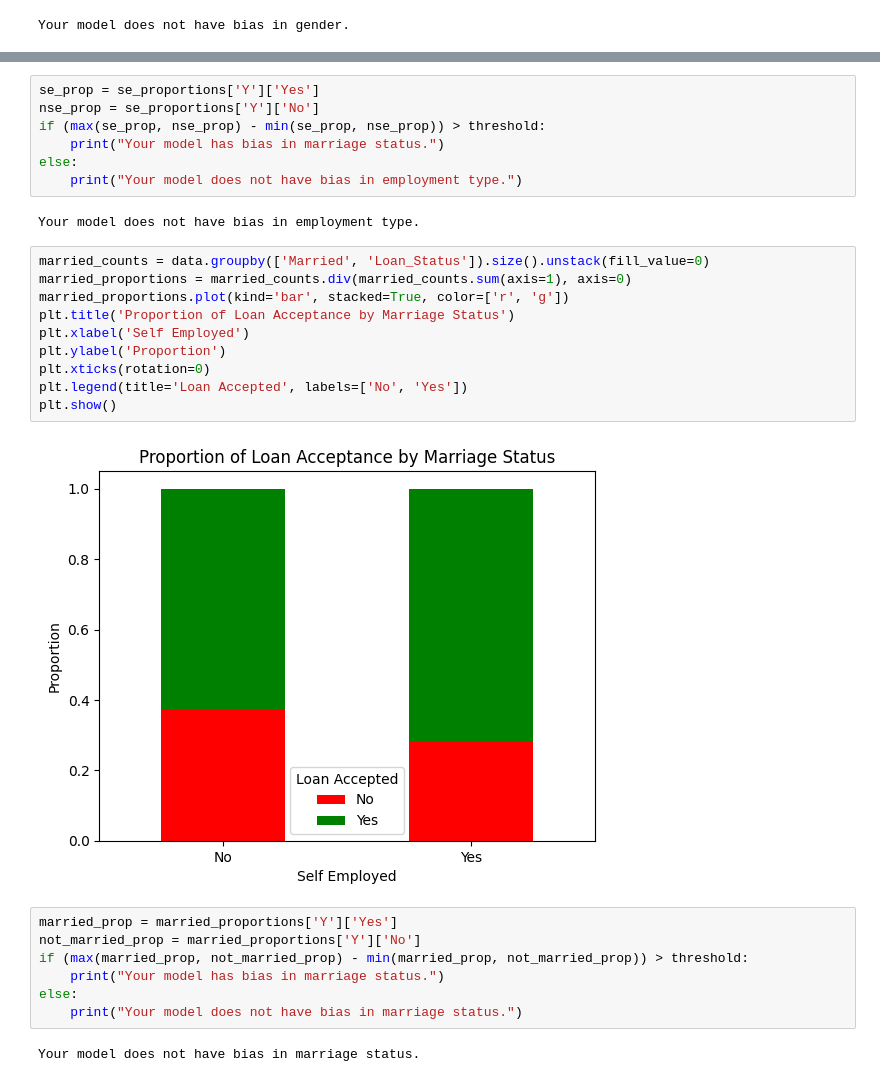
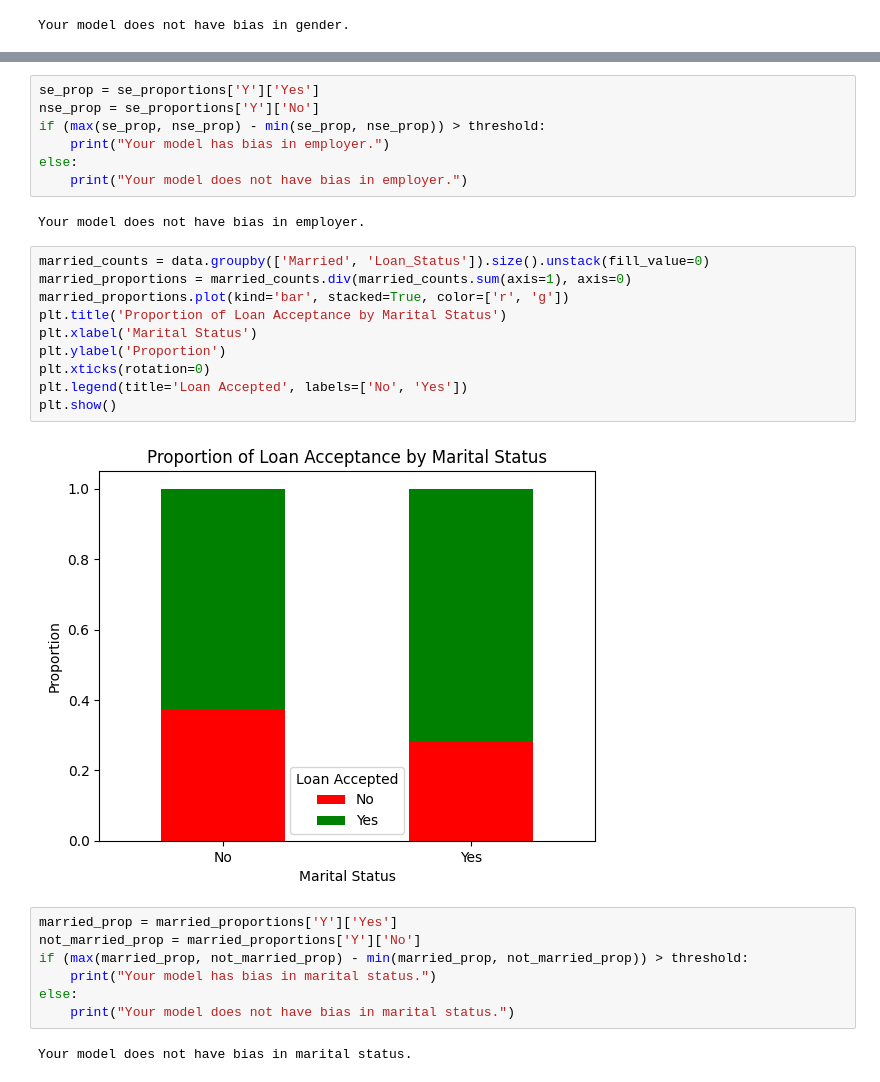
Before and after one commit to rdixitv/LoanEligibilityBiasChecker, a Jupyter notebook: loans.ipynb, the cells around one changed output, grey strips where cells are left out. Cells and saved outputs as stored; diff of their text form.

```diff
--- a/loans.ipynb
+++ b/loans.ipynb
@@ -91,29 +91,29 @@ plt.show()
 se_prop = se_proportions['Y']['Yes']
 nse_prop = se_proportions['Y']['No']
 if (max(se_prop, nse_prop) - min(se_prop, nse_prop)) > threshold:
-    print("Your model has bias in marriage status.")
+    print("Your model has bias in employer.")
 else:
-    print("Your model does not have bias in employment type.")
+    print("Your model does not have bias in employer.")
 # %% [output]
-Your model does not have bias in employment type.
+Your model does not have bias in employer.
 # %%
 married_counts = data.groupby(['Married', 'Loan_Status']).size().unstack(fill_value=0)
 married_proportions = married_counts.div(married_counts.sum(axis=1), axis=0)
 married_proportions.plot(kind='bar', stacked=True, color=['r', 'g'])
-plt.title('Proportion of Loan Acceptance by Marriage Status')
-plt.xlabel('Self Employed')
+plt.title('Proportion of Loan Acceptance by Marital Status')
+plt.xlabel('Marital Status')
 plt.ylabel('Proportion')
 plt.xticks(rotation=0)
 plt.legend(title='Loan Accepted', labels=['No', 'Yes'])
 plt.show()
 # %% [output]
-[figure, old version]
+[figure, new version]
 # %%
 married_prop = married_proportions['Y']['Yes']
 not_married_prop = married_proportions['Y']['No']
 if (max(married_prop, not_married_prop) - min(married_prop, not_married_prop)) > threshold:
-    print("Your model has bias in marriage status.")
+    print("Your model has bias in marital status.")
 else:
-    print("Your model does not have bias in marriage status.")
+    print("Your model does not have bias in marital status.")
 # %% [output]
-Your model does not have bias in marriage status.
+Your model does not have bias in marital status.
```
Also changed, not shown: parts of 1 cell of this notebook.
